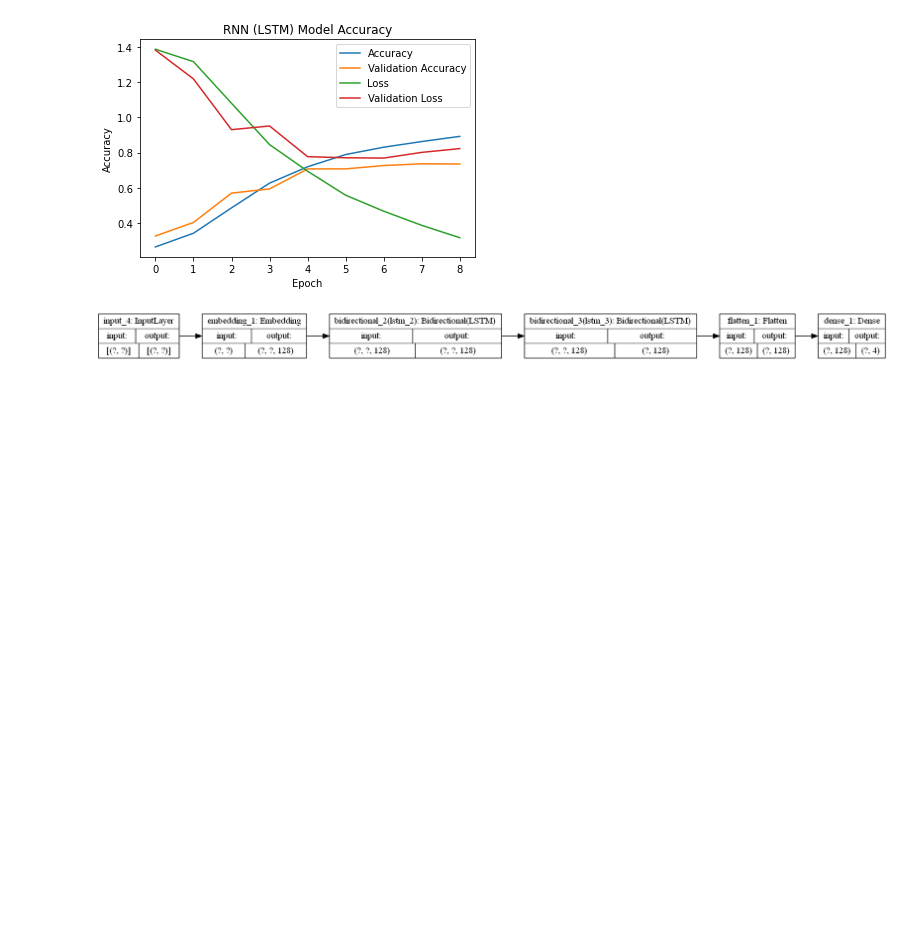
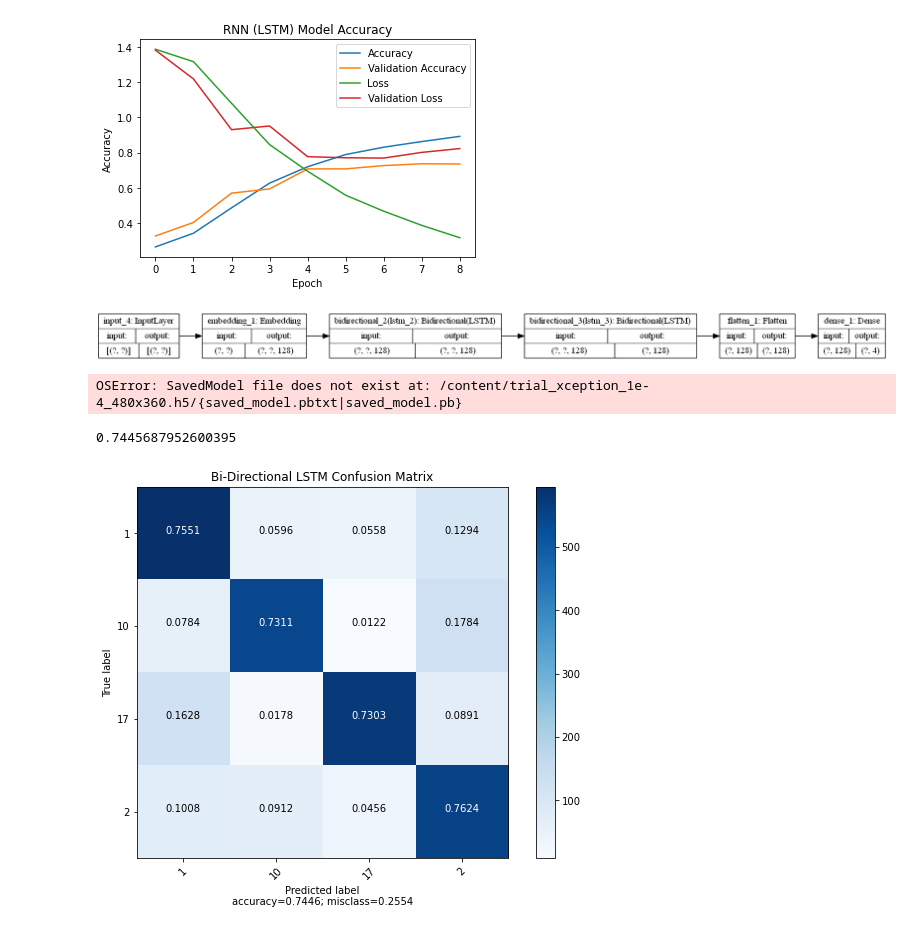
Before and after one commit to cyberspace-power/cs6313_yt_vid_classification, a Jupyter notebook: code/text_playground.ipynb, the cells around one changed output. Saved outputs shown, nothing was run; the diff lists cells and outputs as text; code cells hidden in the pictures; blank space fills up the shorter version.

```diff
--- a/code/text_playground.ipynb
+++ b/code/text_playground.ipynb
@@ -139,7 +139,7 @@ x = layers.Flatten()(x)
 outputs = layers.Dense(4, activation="softmax")(x)
 lstm_model = keras.Model(inputs, outputs)
 lstm_model.compile(optimizer=SGD
-    (learning_rate=0.025, momentum=0.9, nesterov=False),
+    (learning_rate=0.05, momentum=0.9, nesterov=False),
     loss='sparse_categorical_crossentropy',  # change to categorical with shape[0,0,...1,0,0..] with length as the total number of thumbnail categories
     metrics=['accuracy'])
 # %% [output]
@@ -149,8 +149,8 @@ X_train
 # %%
 y_train
 # %%
-checkpoint = ModelCheckpoint("lstm_model.h5", monitor='val_accuracy', verbose=1, save_best_only=True, save_weights_only=False, mode='auto')
-early = EarlyStopping(monitor='val_accuracy', min_delta=0, patience=1, verbose=1, mode='auto')
+checkpoint = ModelCheckpoint("lstm_model2.h5", monitor='val_accuracy', verbose=1, save_best_only=True, save_weights_only=False, mode='auto')
+early = EarlyStopping(monitor='val_accuracy', min_delta=0, patience=2, verbose=1, mode='auto')
 hist = lstm_model.fit(X_train, y_train, validation_data=(X_test, y_test), epochs=10, batch_size=32, callbacks=[checkpoint, early])
 # %% [output]
 Epoch 1/10
@@ -187,3 +187,17 @@ plt.show()
 plot_model(lstm_model, rankdir='LR', show_shapes=True)
 # %% [output]
 [figure]
+# %%
+xception_model = keras.models.load_model('/content/trial_xception_1e-4_480x360.h5')
+# %% [output]
+OSError: SavedModel file does not exist at: /content/trial_xception_1e-4_480x360.h5/{saved_model.pbtxt|saved_model.pb}
+# %%
+from sklearn.metrics import accuracy_score, confusion_matrix
+
+y_pred = lstm_model.predict(X_test)
+y_preds = np.argmax(y_pred, axis=1)
+accuracy_score(y_test, y_preds)
+
+print
+# %% [output]
+0.7445687952600395
@@ -189,0 +282,5 @@ plot_model(lstm_model, rankdir='LR', show_shapes=True)
+# %%
+cm = confusion_matrix(y_test, y_preds)
+plot_confusion_matrix(cm, ['1', '10', '17', '2'], title='Bi-Directional LSTM Confusion Matrix')
+# %% [output]
+[figure, added]
```
Also changed, not shown: parts of 6 cells of this notebook, 6 other files.
